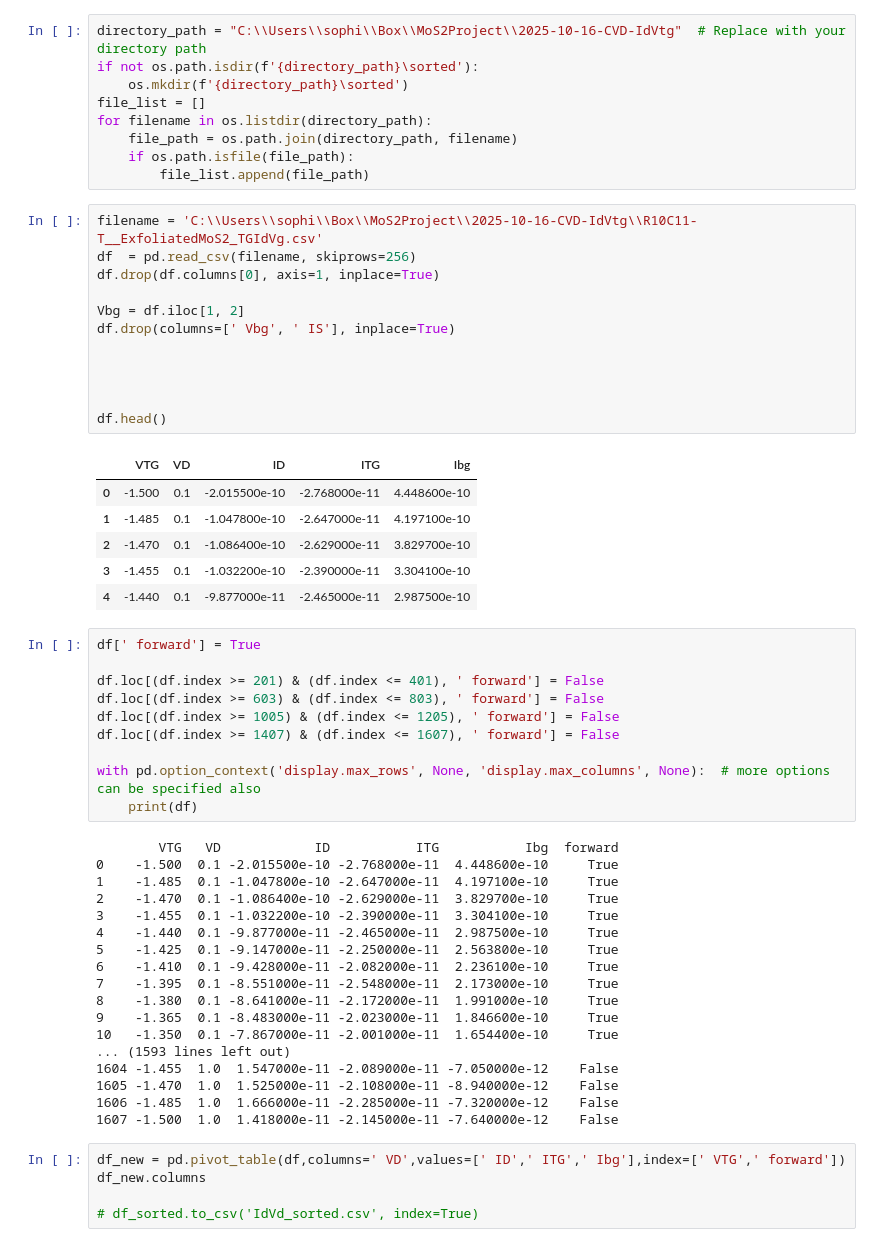
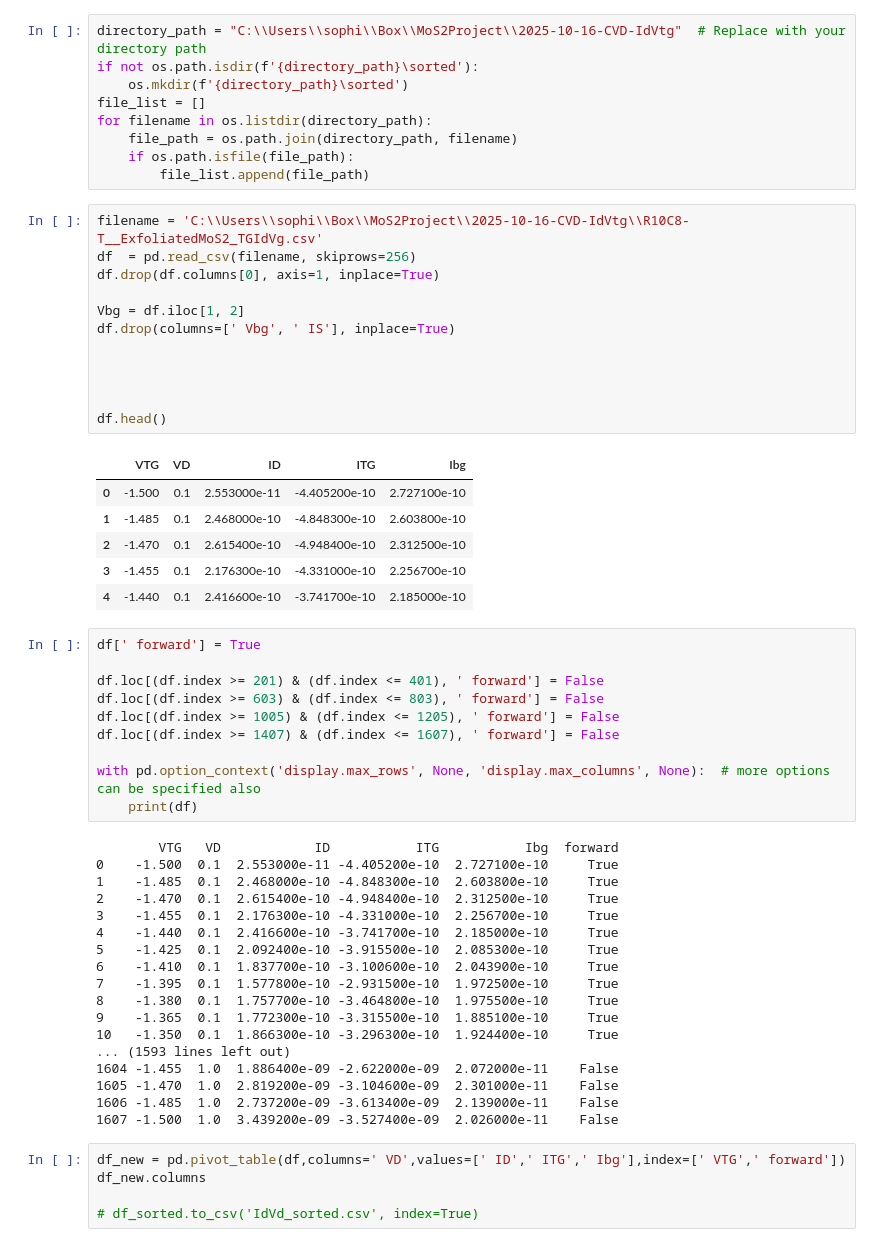
Before and after one commit to Integralophie/MoS2_data_cleaning, a Jupyter notebook: data_cleaning_IdVtg.ipynb, the cells around one changed output. Cells and saved outputs as stored; diff of their text form.

```diff
--- a/data_cleaning_IdVtg.ipynb
+++ b/data_cleaning_IdVtg.ipynb
@@ -17,24 +17,24 @@ for filename in os.listdir(directory_path):
     if os.path.isfile(file_path):
         file_list.append(file_path)
 # %%
-filename = 'C:\\Users\\sophi\\Box\\MoS2Project\\2025-10-16-CVD-IdVtg\\R10C11-T__ExfoliatedMoS2_TGIdVg.csv'
+filename = 'C:\\Users\\sophi\\Box\\MoS2Project\\2025-10-16-CVD-IdVtg\\R10C8-T__ExfoliatedMoS2_TGIdVg.csv'
 df  = pd.read_csv(filename, skiprows=256)
 df.drop(df.columns[0], axis=1, inplace=True)
 
 Vbg = df.iloc[1, 2]
 df.drop(columns=[' Vbg', ' IS'], inplace=True)
 
 
 
 
 df.head()
 # %% [output]
 |  | VTG | VD | ID | ITG | Ibg |
-| 0 | -1.500 | 0.1 | -2.015500e-10 | -2.768000e-11 | 4.448600e-10 |
-| 1 | -1.485 | 0.1 | -1.047800e-10 | -2.647000e-11 | 4.197100e-10 |
-| 2 | -1.470 | 0.1 | -1.086400e-10 | -2.629000e-11 | 3.829700e-10 |
-| 3 | -1.455 | 0.1 | -1.032200e-10 | -2.390000e-11 | 3.304100e-10 |
-| 4 | -1.440 | 0.1 | -9.877000e-11 | -2.465000e-11 | 2.987500e-10 |
+| 0 | -1.500 | 0.1 | 2.553000e-11 | -4.405200e-10 | 2.727100e-10 |
+| 1 | -1.485 | 0.1 | 2.468000e-10 | -4.848300e-10 | 2.603800e-10 |
+| 2 | -1.470 | 0.1 | 2.615400e-10 | -4.948400e-10 | 2.312500e-10 |
+| 3 | -1.455 | 0.1 | 2.176300e-10 | -4.331000e-10 | 2.256700e-10 |
+| 4 | -1.440 | 0.1 | 2.416600e-10 | -3.741700e-10 | 2.185000e-10 |
 # %%
 df[' forward'] = True
 
@@ -47,22 +47,22 @@ with pd.option_context('display.max_rows', None, 'display.max_columns', None):
     print(df)
 # %% [output]
         VTG   VD            ID           ITG           Ibg  forward
-0    -1.500  0.1 -2.015500e-10 -2.768000e-11  4.448600e-10     True
-1    -1.485  0.1 -1.047800e-10 -2.647000e-11  4.197100e-10     True
-2    -1.470  0.1 -1.086400e-10 -2.629000e-11  3.829700e-10     True
-3    -1.455  0.1 -1.032200e-10 -2.390000e-11  3.304100e-10     True
-4    -1.440  0.1 -9.877000e-11 -2.465000e-11  2.987500e-10     True
-5    -1.425  0.1 -9.147000e-11 -2.250000e-11  2.563800e-10     True
-6    -1.410  0.1 -9.428000e-11 -2.082000e-11  2.236100e-10     True
-7    -1.395  0.1 -8.551000e-11 -2.548000e-11  2.173000e-10     True
-8    -1.380  0.1 -8.641000e-11 -2.172000e-11  1.991000e-10     True
-9    -1.365  0.1 -8.483000e-11 -2.023000e-11  1.846600e-10     True
-10   -1.350  0.1 -7.867000e-11 -2.001000e-11  1.654400e-10     True
+0    -1.500  0.1  2.553000e-11 -4.405200e-10  2.727100e-10     True
+1    -1.485  0.1  2.468000e-10 -4.848300e-10  2.603800e-10     True
+2    -1.470  0.1  2.615400e-10 -4.948400e-10  2.312500e-10     True
+3    -1.455  0.1  2.176300e-10 -4.331000e-10  2.256700e-10     True
+4    -1.440  0.1  2.416600e-10 -3.741700e-10  2.185000e-10     True
+5    -1.425  0.1  2.092400e-10 -3.915500e-10  2.085300e-10     True
+6    -1.410  0.1  1.837700e-10 -3.100600e-10  2.043900e-10     True
+7    -1.395  0.1  1.577800e-10 -2.931500e-10  1.972500e-10     True
+8    -1.380  0.1  1.757700e-10 -3.464800e-10  1.975500e-10     True
+9    -1.365  0.1  1.772300e-10 -3.315500e-10  1.885100e-10     True
+10   -1.350  0.1  1.866300e-10 -3.296300e-10  1.924400e-10     True
 ... (1593 lines left out)
-1604 -1.455  1.0  1.547000e-11 -2.089000e-11 -7.050000e-12    False
-1605 -1.470  1.0  1.525000e-11 -2.108000e-11 -8.940000e-12    False
-1606 -1.485  1.0  1.666000e-11 -2.285000e-11 -7.320000e-12    False
-1607 -1.500  1.0  1.418000e-11 -2.145000e-11 -7.640000e-12    False
+1604 -1.455  1.0  1.886400e-09 -2.622000e-09  2.072000e-11    False
+1605 -1.470  1.0  2.819200e-09 -3.104600e-09  2.301000e-11    False
+1606 -1.485  1.0  2.737200e-09 -3.613400e-09  2.139000e-11    False
+1607 -1.500  1.0  3.439200e-09 -3.527400e-09  2.026000e-11    False
 # %%
 df_new = pd.pivot_table(df,columns=' VD',values=[' ID',' ITG',' Ibg'],index=[' VTG',' forward'])
 df_new.columns
```
Also changed, not shown: parts of 9 cells of this notebook.
